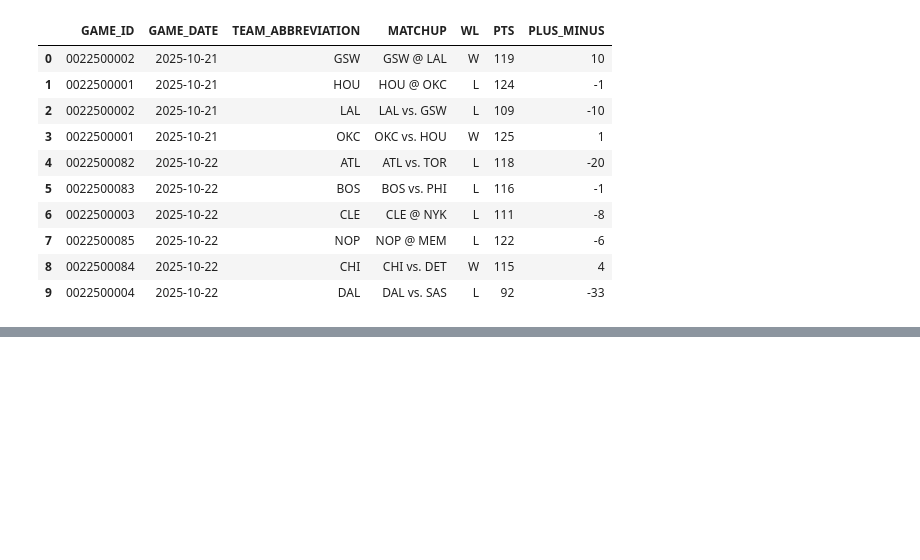
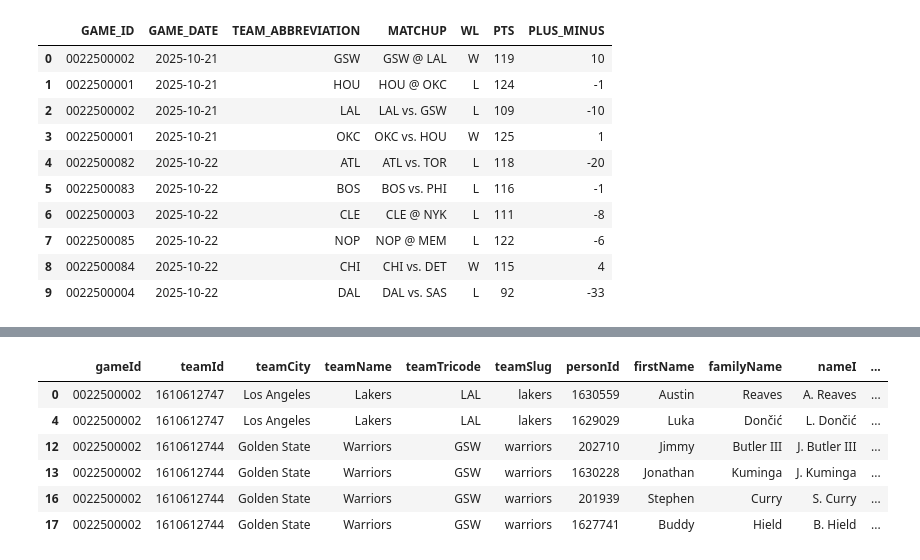
Before and after one commit to Team-Zhao/nba-ai-simulator, a Jupyter notebook: notebooks/game_data.ipynb, the cells around one changed output, grey strips where cells are left out. Cells and saved outputs as stored; diff of their text form; code cells hidden in the pictures; blank space fills up the shorter version.

```diff
--- a/notebooks/game_data.ipynb
+++ b/notebooks/game_data.ipynb
@@ -41,0 +114,10 @@ df[[
+# %%
+player_df[player_df["points"] > 10]
+# %% [output]
+|  | gameId | teamId | teamCity | teamName | teamTricode | teamSlug | personId | firstName | familyName | nameI | ... |
+| 0 | 0022500002 | 1610612747 | Los Angeles | Lakers | LAL | lakers | 1630559 | Austin | Reaves | A. Reaves | ... |
+| 4 | 0022500002 | 1610612747 | Los Angeles | Lakers | LAL | lakers | 1629029 | Luka | Dončić | L. Dončić | ... |
+| 12 | 0022500002 | 1610612744 | Golden State | Warriors | GSW | warriors | 202710 | Jimmy | Butler III | J. Butler III | ... |
+| 13 | 0022500002 | 1610612744 | Golden State | Warriors | GSW | warriors | 1630228 | Jonathan | Kuminga | J. Kuminga | ... |
+| 16 | 0022500002 | 1610612744 | Golden State | Warriors | GSW | warriors | 201939 | Stephen | Curry | S. Curry | ... |
+| 17 | 0022500002 | 1610612744 | Golden State | Warriors | GSW | warriors | 1627741 | Buddy | Hield | B. Hield | ... |
```
Also changed, not shown: parts of 8 cells of this notebook, 1 other file.
